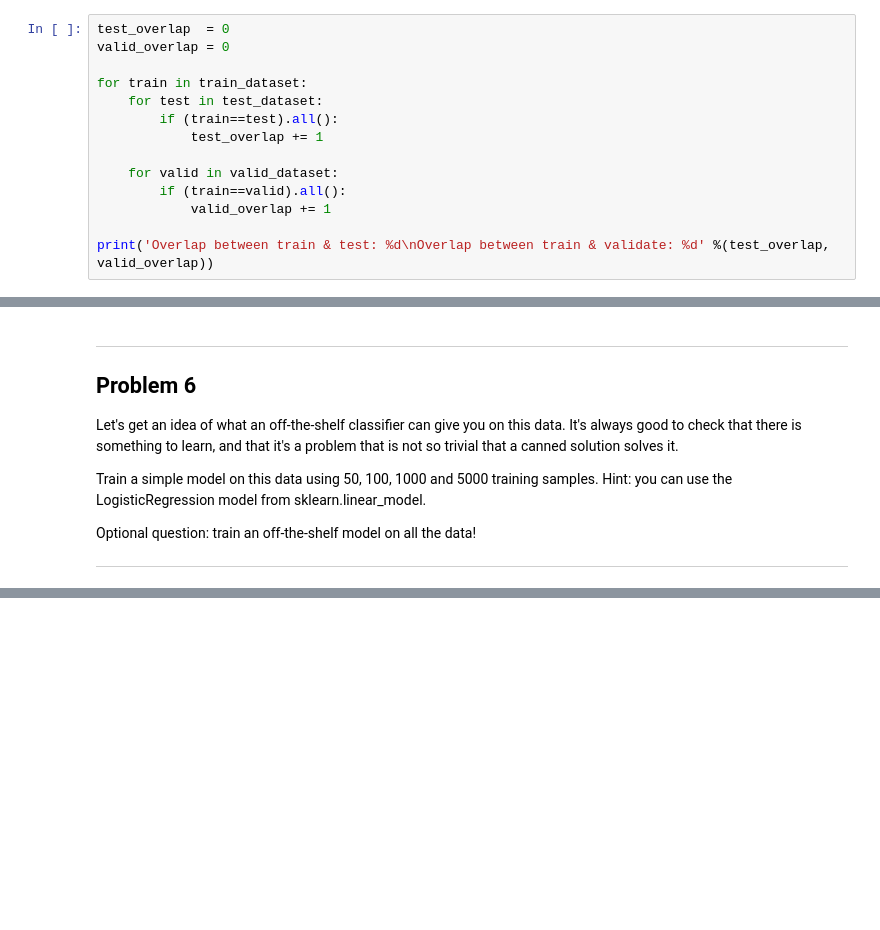
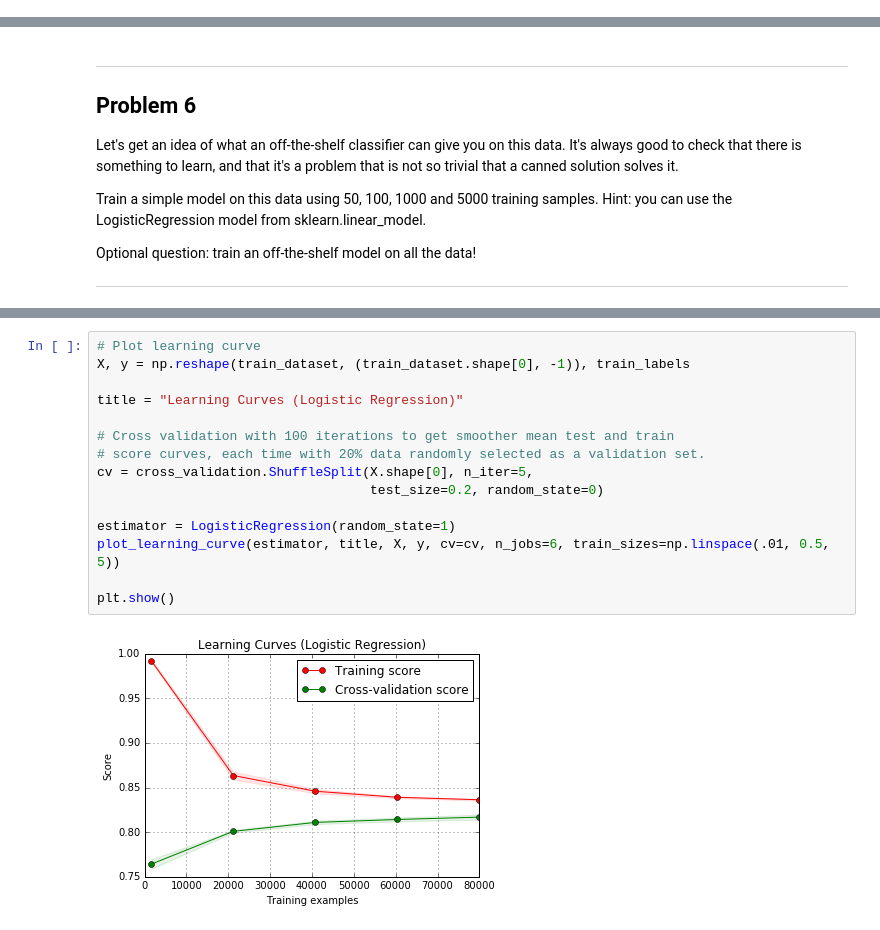
Before and after one commit to rvishakh/udacity_tf, a Jupyter notebook: 1_notmnist.ipynb, the cells around one changed output, grey strips where cells are left out. Drawn from its saved outputs; the diff is of its cells as text; blank space fills up the shorter version.

```diff
--- a/1_notmnist.ipynb
+++ b/1_notmnist.ipynb
@@ -415,17 +412,3 @@ Optional questions:
 - What about near duplicates between datasets? (images that are almost identical)
 - Create a sanitized validation and test set, and compare your accuracy on those in subsequent assignments.
 ---
-# %%
-test_overlap  = 0
-valid_overlap = 0
-
-for train in train_dataset:
-    for test in test_dataset:
-        if (train==test).all():
-            test_overlap += 1
-
-    for valid in valid_dataset:
-        if (train==valid).all():
-            valid_overlap += 1
-
-print('Overlap between train & test: %d\nOverlap between train & validate: %d' %(test_overlap, valid_overlap))
@@ -445,0 +532,17 @@ Optional question: train an off-the-shelf model on all the data!
+# %%
+# Plot learning curve
+X, y = np.reshape(train_dataset, (train_dataset.shape[0], -1)), train_labels
+
+title = "Learning Curves (Logistic Regression)"
+
+# Cross validation with 100 iterations to get smoother mean test and train
+# score curves, each time with 20% data randomly selected as a validation set.
+cv = cross_validation.ShuffleSplit(X.shape[0], n_iter=5,
+                                   test_size=0.2, random_state=0)
+
+estimator = LogisticRegression(random_state=1)
+plot_learning_curve(estimator, title, X, y, cv=cv, n_jobs=6, train_sizes=np.linspace(.01, 0.5, 5))
+
+plt.show()
+# %% [output]
+[figure, added]
```
Also changed, not shown: parts of 8 cells of this notebook.
